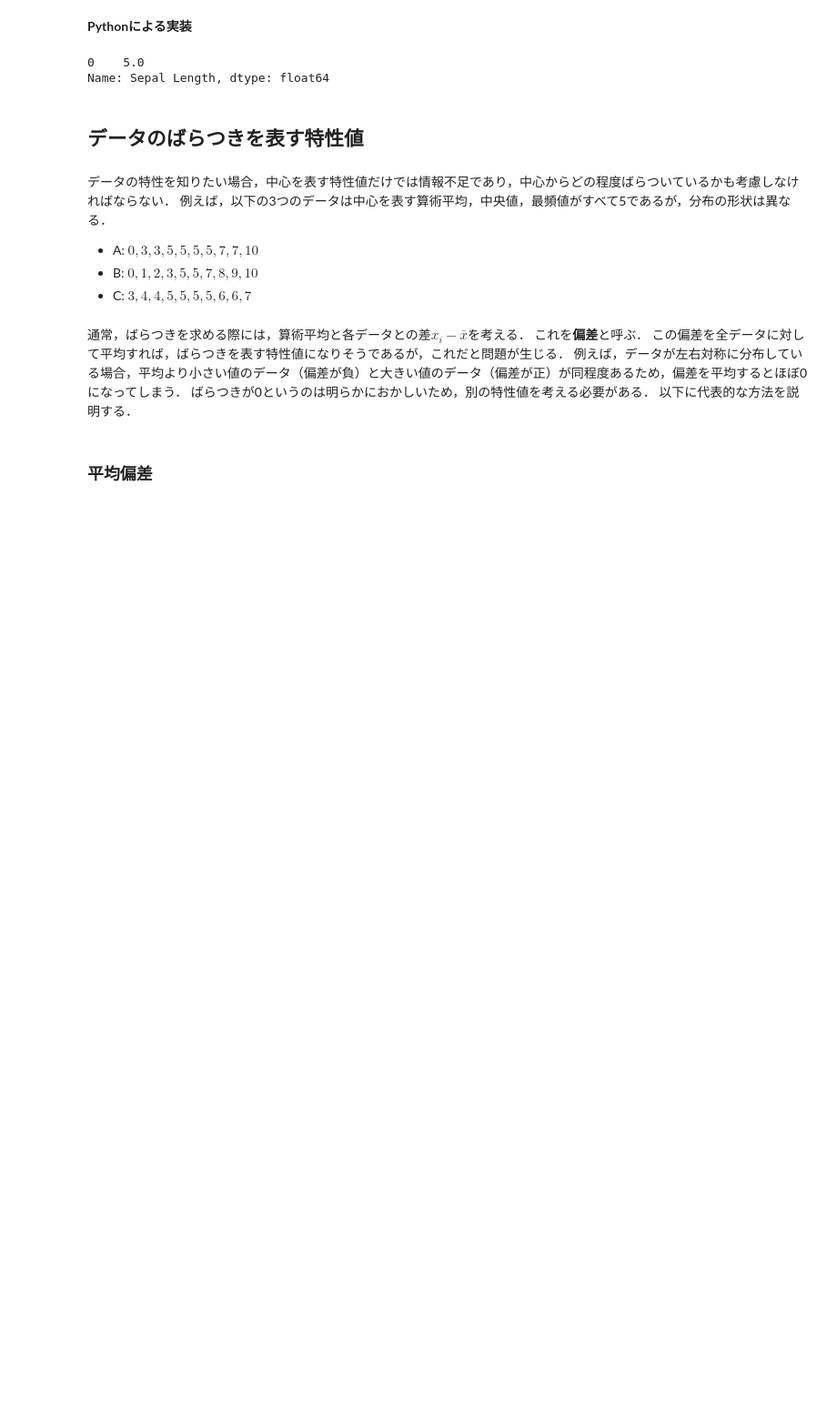
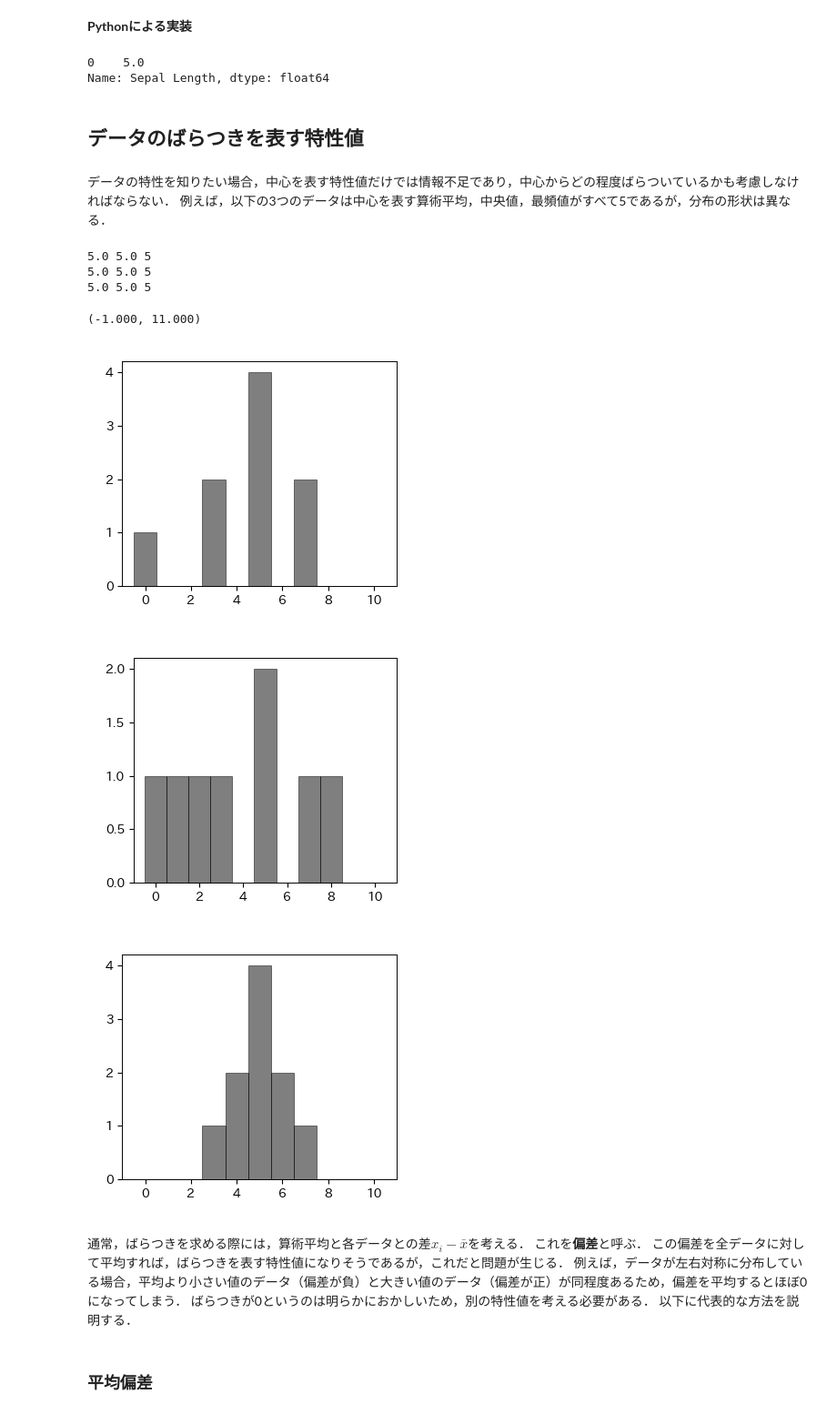
Before and after one commit to tnarizuka/Applied_Information_Processing, a Jupyter notebook: _build/jupyter_execute/chap_2/sec_2-2/sec_2-2.ipynb, the cells around one changed output. Shown at 91% size. Saved outputs shown, nothing was run; the diff lists cells and outputs as text; code cells hidden in the pictures; blank space fills up the shorter version.

```diff
--- a/_build/jupyter_execute/chap_2/sec_2-2/sec_2-2.ipynb
+++ b/_build/jupyter_execute/chap_2/sec_2-2/sec_2-2.ipynb
@@ -172,13 +172,41 @@ Iris['Sepal Length'].mode()
 Name: Sepal Length, dtype: float64
 # %% [markdown]
 ## データのばらつきを表す特性値
-# %% [markdown]
-データの特性を知りたい場合，中心を表す特性値だけでは情報不足であり，中心からどの程度ばらついているかも考慮しなければならない．
-例えば，以下の3つのデータは中心を表す算術平均，中央値，最頻値がすべて5であるが，分布の形状は異なる．
-
-- A: $0,3,3,5,5,5,5,7,7,10$
-- B: $0,1,2,3,5,5,7,8,9,10$
-- C: $3,4,4,5,5,5,5,6,6,7$
+# %% [markdown]
+データの特性を知りたい場合，中心を表す特性値だけでは情報不足であり，中心からどの程度ばらついているかも考慮しなければならない．
+例えば，以下の3つのデータは中心を表す算術平均，中央値，最頻値がすべて5であるが，分布の形状は異なる．
+# %%
+x_A = np.array([0,3,3,5,5,5,5,7,7,10])
+x_B = np.array([0,1,2,3,5,5,7,8,9,10])
+x_C = np.array([3,4,4,5,5,5,5,6,6,7])
+# %%
+# 各データの平均値，中央値，最頻値を求める
+import statistics as stats
+print(np.mean(x_A), np.median(x_A), stats.mode(x_A))
+print(np.mean(x_B), np.median(x_B), stats.mode(x_B))
+print(np.mean(x_C), np.median(x_C), stats.mode(x_C))
+# %% [output]
+5.0 5.0 5
+5.0 5.0 5
+5.0 5.0 5
+# %%
+# 各データのヒストグラムを描く
+fig, ax = plt.subplots()
+ax.hist(x_A, bins=np.arange(len(x_A))-0.5, color='k', ec='k', alpha=0.5)
+ax.set_xlim(-1, 11)
+
+fig, ax = plt.subplots()
+ax.hist(x_B, bins=np.arange(len(x_B))-0.5, color='k', ec='k', alpha=0.5)
+ax.set_xlim(-1, 11)
+
+fig, ax = plt.subplots()
+ax.hist(x_C, bins=np.arange(len(x_C))-0.5, color='k', ec='k', alpha=0.5)
+ax.set_xlim(-1, 11)
+# %% [output]
+(-1.000, 11.000)
+[figure, added]
+[figure, added]
+[figure, added]
 # %% [markdown]
 通常，ばらつきを求める際には，算術平均と各データとの差$ x_{i} - \bar{x} $を考える．
 これを**偏差**と呼ぶ．
```
Also changed, not shown: 15 other files.
